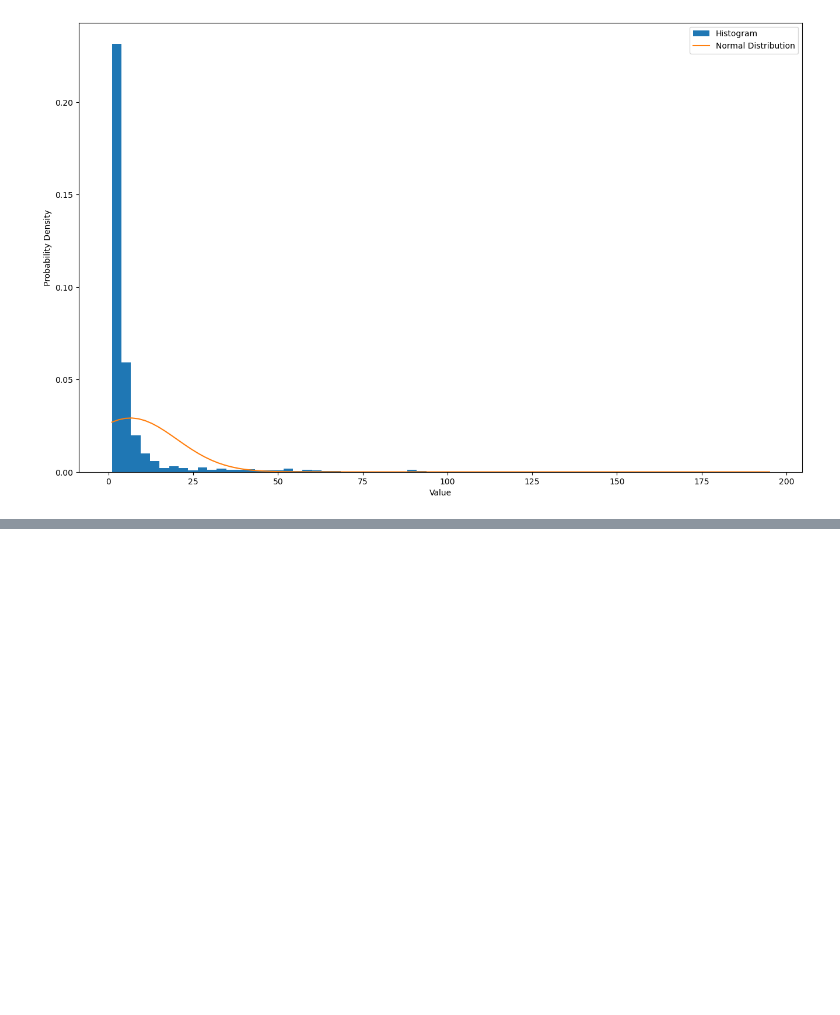
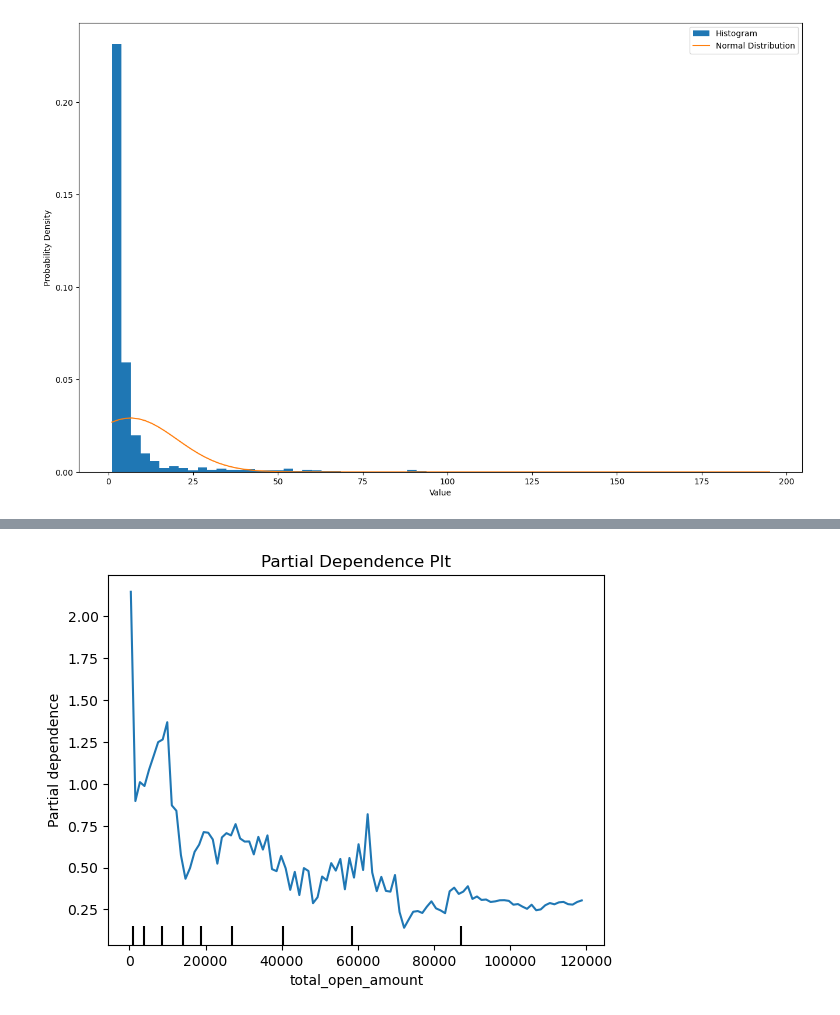
Before and after one commit to Remasproblemas/dv2599_project, a Jupyter notebook: main.ipynb, the cells around one changed output, grey strips where cells are left out. Cells and saved outputs as stored; diff of their text form; code cells hidden in the pictures; blank space fills up the shorter version.

```diff
--- a/main.ipynb
+++ b/main.ipynb
@@ -1187,0 +1201,10 @@ Standard deviation on late payed invoices: 13.1339
+# %%
+from sklearn.inspection import PartialDependenceDisplay
+
+# Assuming model is your trained RandomForestRegressor and X_train is your training data
+PartialDependenceDisplay.from_estimator(model_ab, X_train, [2], kind='average')
+
+plt.title("Partial Dependence Plt")
+plt.show()
+# %% [output]
+[figure, added]
```
Also changed, not shown: parts of 19 cells of this notebook.
